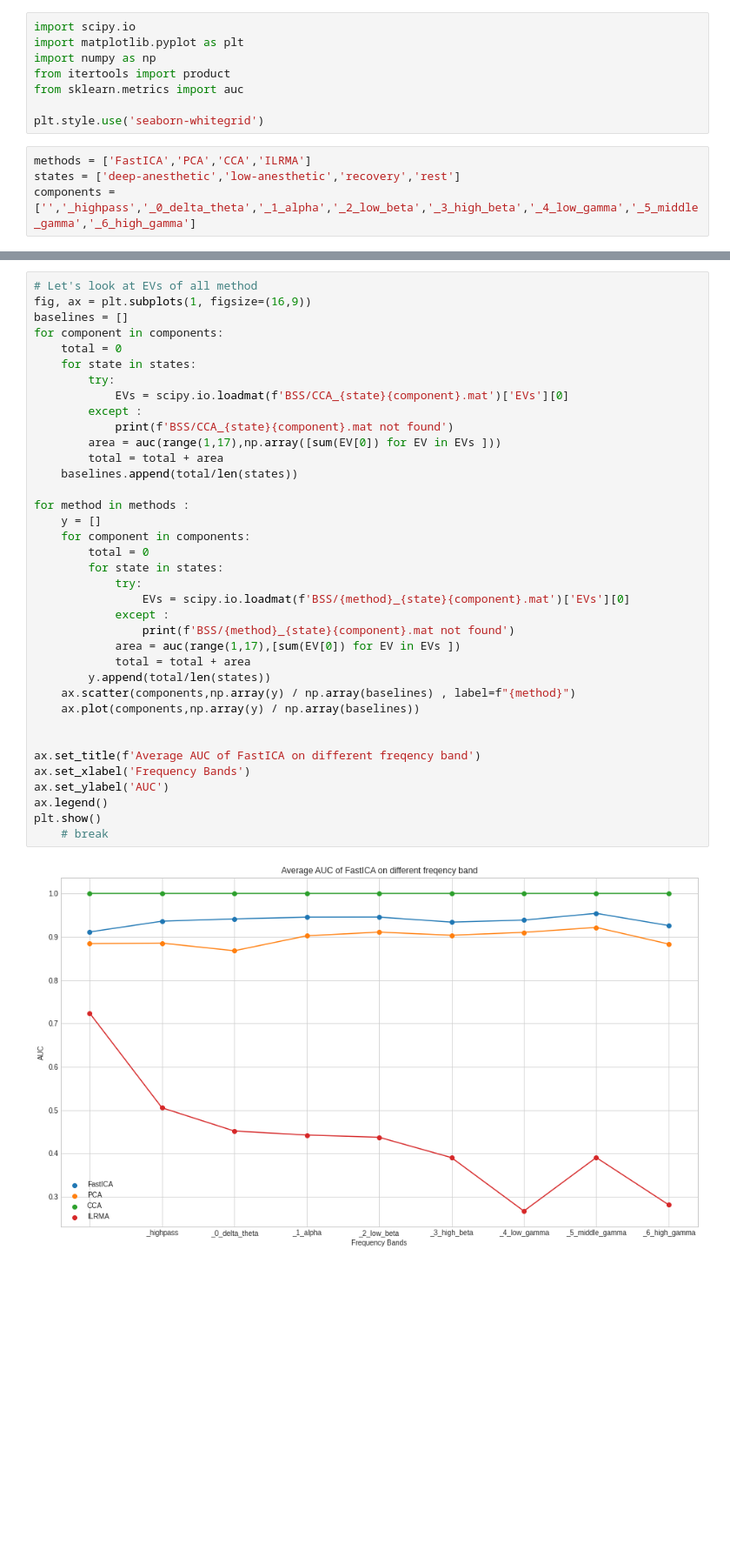
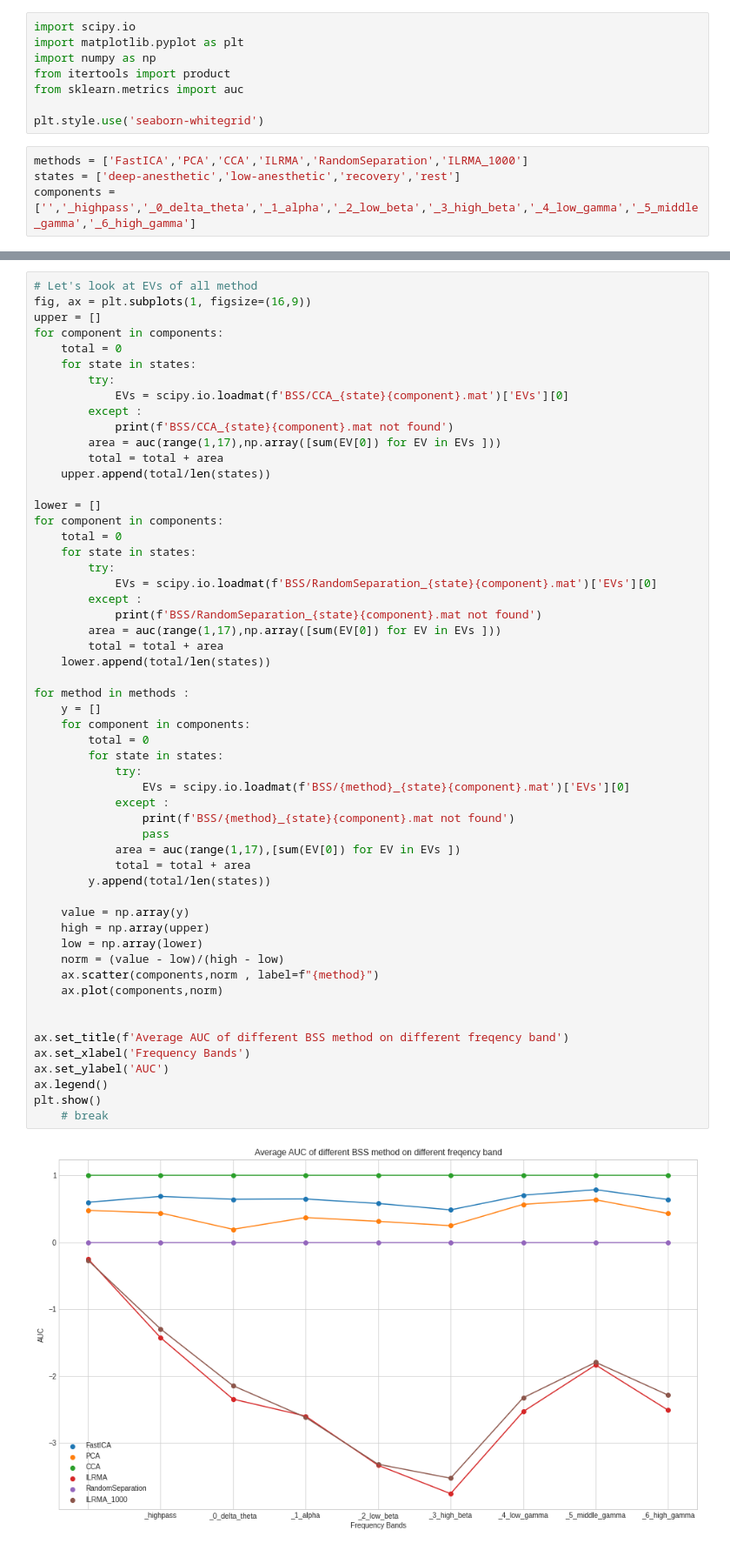
Before and after one commit to akraradets/BSS-on-EEG, a Jupyter notebook: EVs_graph.ipynb, the cells around one changed output, grey strips where cells are left out. Shown at 87% size. Drawn from its saved outputs; the diff is of its cells as text; blank space fills up the shorter version.

```diff
--- a/EVs_graph.ipynb
+++ b/EVs_graph.ipynb
@@ -7,7 +7,7 @@ from sklearn.metrics import auc
 
 plt.style.use('seaborn-whitegrid')
 # %%
-methods = ['FastICA','PCA','CCA','ILRMA']
+methods = ['FastICA','PCA','CCA','ILRMA','RandomSeparation','ILRMA_1000']
 states = ['deep-anesthetic','low-anesthetic','recovery','rest']
 components = ['','_highpass','_0_delta_theta','_1_alpha','_2_low_beta','_3_high_beta','_4_low_gamma','_5_middle_gamma','_6_high_gamma']
 # %%
@@ -42,39 +42,57 @@ plt.show()
 # %%
 # Let's look at EVs of all method
 fig, ax = plt.subplots(1, figsize=(16,9))
-baselines = []
+upper = []
 for component in components:
     total = 0
     for state in states:
         try:
             EVs = scipy.io.loadmat(f'BSS/CCA_{state}{component}.mat')['EVs'][0]
         except :
             print(f'BSS/CCA_{state}{component}.mat not found')
         area = auc(range(1,17),np.array([sum(EV[0]) for EV in EVs ]))
         total = total + area
-    baselines.append(total/len(states))
+    upper.append(total/len(states))
+
+lower = []
+for component in components:
+    total = 0
+    for state in states:
+        try:
+            EVs = scipy.io.loadmat(f'BSS/RandomSeparation_{state}{component}.mat')['EVs'][0]
+        except :
+            print(f'BSS/RandomSeparation_{state}{component}.mat not found')
+        area = auc(range(1,17),np.array([sum(EV[0]) for EV in EVs ]))
+        total = total + area
+    lower.append(total/len(states))
 
 for method in methods :
     y = []
     for component in components:
         total = 0
         for state in states:
             try:
                 EVs = scipy.io.loadmat(f'BSS/{method}_{state}{component}.mat')['EVs'][0]
             except :
                 print(f'BSS/{method}_{state}{component}.mat not found')
+                pass
             area = auc(range(1,17),[sum(EV[0]) for EV in EVs ])
             total = total + area
         y.append(total/len(states))
-    ax.scatter(components,np.array(y) / np.array(baselines) , label=f"{method}")
-    ax.plot(components,np.array(y) / np.array(baselines))
+
+    value = np.array(y)
+    high = np.array(upper)
+    low = np.array(lower)
+    norm = (value - low)/(high - low)
+    ax.scatter(components,norm , label=f"{method}")
+    ax.plot(components,norm)
 
 
-ax.set_title(f'Average AUC of FastICA on different freqency band')
+ax.set_title(f'Average AUC of different BSS method on different freqency band')
 ax.set_xlabel('Frequency Bands')
 ax.set_ylabel('AUC')
 ax.legend()
 plt.show()
     # break
 # %% [output]
-[figure, old version]
+[figure, new version]
```
Also changed, not shown: parts of 1 cell of this notebook, 28 other files.
